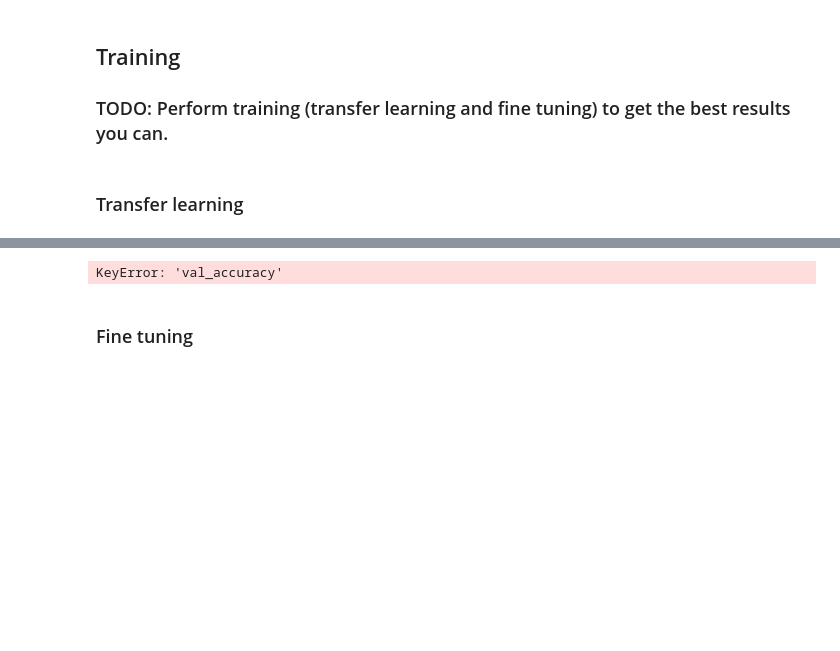
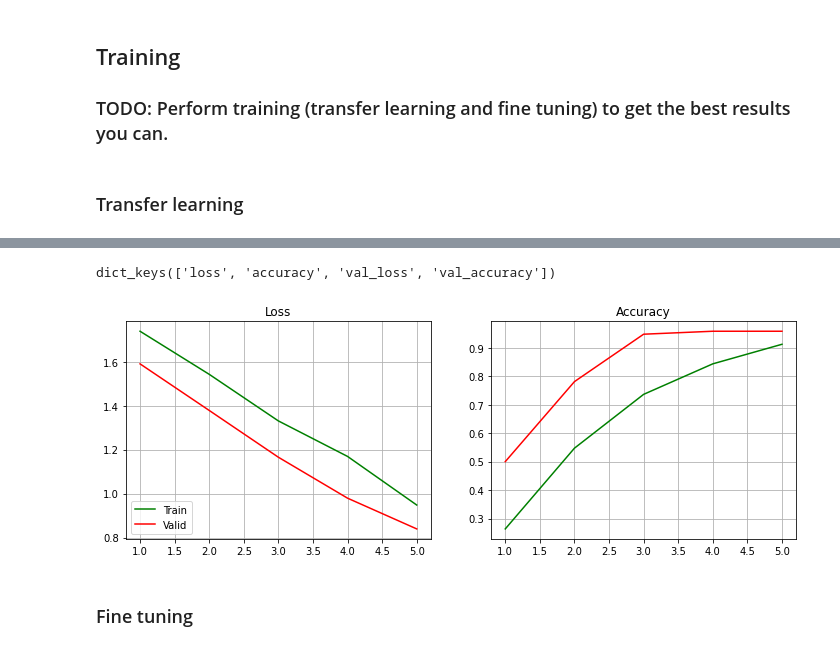
Before and after one commit to Snive6/DeepLearningClasses1, a Jupyter notebook: TransferLearning/Xception.ipynb, the cells around one changed output, grey strips where cells are left out. Cells and saved outputs as stored; diff of their text form; code cells hidden in the pictures; blank space fills up the shorter version.

```diff
--- a/TransferLearning/Xception.ipynb
+++ b/TransferLearning/Xception.ipynb
@@ -144,8 +144,7 @@ def unpack_history(history, old_history = None):
     else:
         new_history = old_history
     new_history['accuracy'] += history.history['accuracy']
-    print(history.history['val_accuracy'])
-#     new_history['val_accuracy'] += history.history['val_accuracy']
+    new_history['val_accuracy'] += history.history['val_accuracy']
     new_history['loss'] += history.history['loss']
     new_history['val_loss'] += history.history['val_loss']
     return new_history
@@ -188,7 +187,7 @@ class Args():
 
         self.im_width, self.im_height = 299, 299 #fixed size for Xception
         self.lr = 0.001
-        self.batch_size = 128
+        self.batch_size = 32
 
         local_folder = './data'
         self.train_dir = os.path.join(local_folder, 'train/')
@@ -223,9 +222,11 @@ Dataset contains 6 classes (['data\\train\\baseball', 'data\\train\\basketball',
 train_datagen = ImageDataGenerator(
     preprocessing_function=preprocess_input,
     #ENTER YOUR CODE
-    rotation_range=15,
+    rotation_range=20,
     width_shift_range=0.2,
-    height_shift_range=0.14,
+    height_shift_range=0.2,
+    shear_range=0.2,
+    zoom_range=0.2,
     horizontal_flip=True
     #END OF YOUR CODE
 )
@@ -311,7 +312,10 @@ Epoch 5/5
-# %%
-tl_history = process_and_display(history)
-# %% [output]
-KeyError: 'val_accuracy'
+# %%
+history_dict = history.history
+print(history_dict.keys())
+tl_history = process_and_display(history)
+# %% [output]
+dict_keys(['loss', 'accuracy', 'val_loss', 'val_accuracy'])
+[figure, added]
 # %%
 model.save_weights('checkpoints/transfer_learning')
 # %% [markdown]
```
Also changed, not shown: parts of 6 cells of this notebook.
